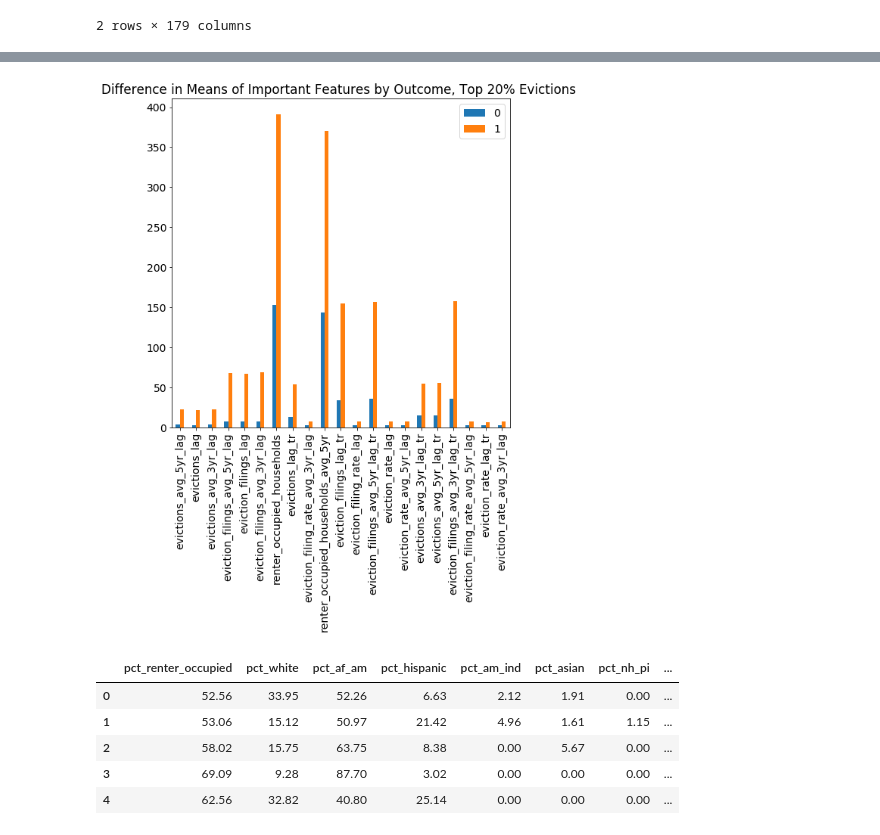
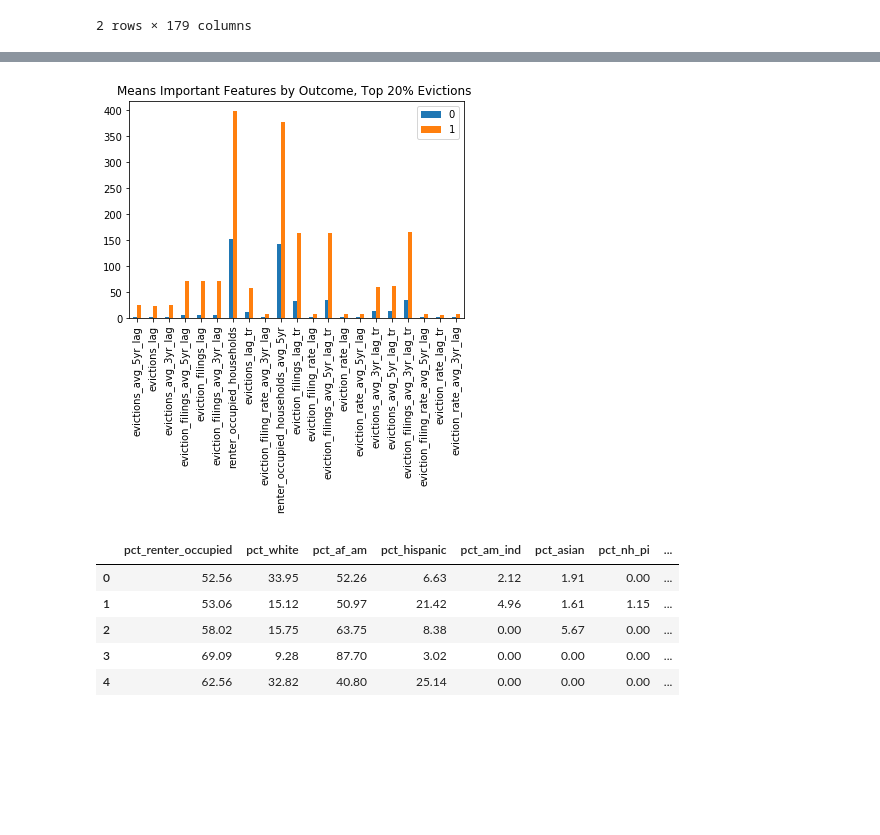
Before and after one commit to justincohler/evictions-learn, a Jupyter notebook: src/analysis/Phase III Analysis.ipynb, the cells around one changed output, grey strips where cells are left out. Drawn from its saved outputs; the diff is of its cells as text; code cells hidden in the pictures; blank space fills up the shorter version.

```diff
--- a/src/analysis/Phase III Analysis.ipynb
+++ b/src/analysis/Phase III Analysis.ipynb
@@ -163,21 +166,21 @@ imp_feat_top
  'eviction_rate_lag_tr',
  'eviction_rate_avg_3yr_lag']
 # %%
-# Difference of means for top 20 outcome
-cols_dm = imp_feat_top + ['label_value']
+# Difference of means for top 20 by predicted outcome
+cols_dm = imp_feat_top + ['pred']
 
 df = top_df[cols_dm]
-df_gp = df.groupby(['label_value']).mean()
+df_gp = df.groupby(['pred']).mean()
 X = list(df_gp.columns)
 
 Y = df_gp.iloc[0]
 Z = df_gp.iloc[1]
 
 dfp = pd.DataFrame(np.c_[Y,Z], index=X)
 dfp.plot.bar()
-plt.title("Difference in Means of Important Features by Outcome, Top 20% Evictions ")
+plt.title("Means Important Features by Outcome, Top 20% Evictions ")
 
 plt.show()
 # %% [output]
-[figure, old version]
+[figure, new version]
 # %%
```
Also changed, not shown: parts of 12 cells of this notebook.
